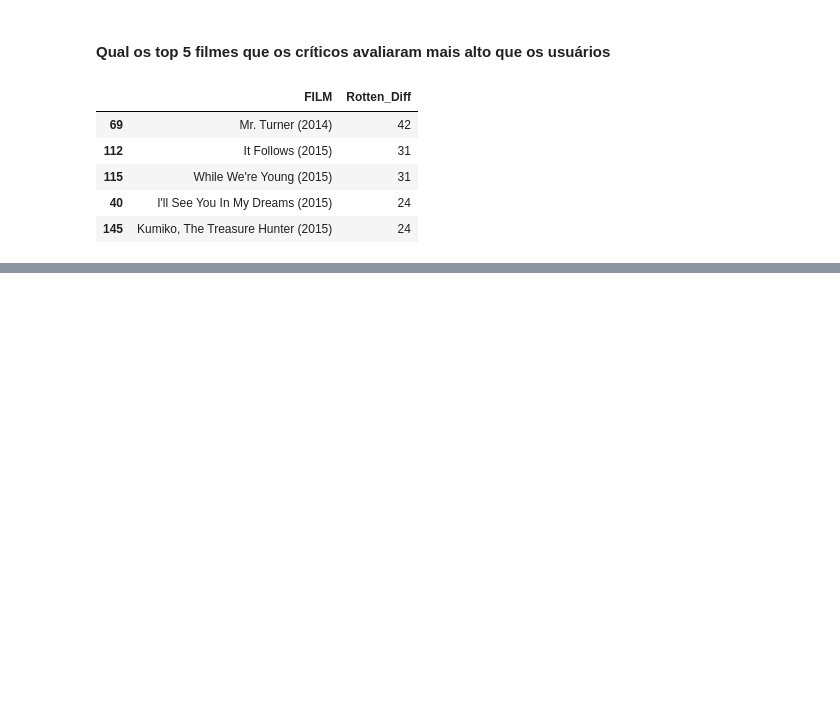
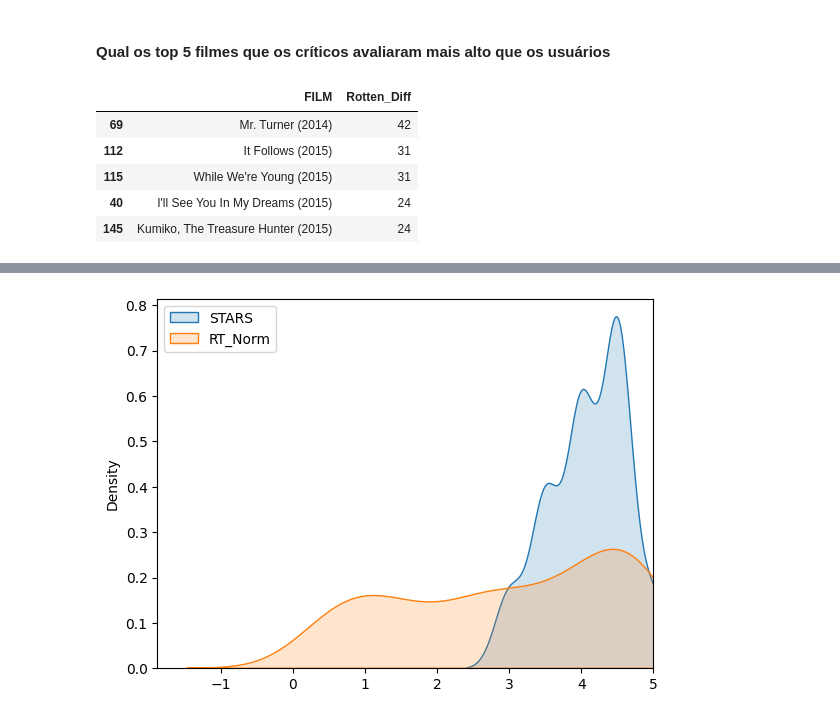
Before and after one commit to aronbarbosag/data-analysis-python, a Jupyter notebook: notebooks/capstone_project.ipynb, the cells around one changed output, grey strips where cells are left out. Cells and saved outputs as stored; diff of their text form; code cells hidden in the pictures; blank space fills up the shorter version.

```diff
--- a/notebooks/capstone_project.ipynb
+++ b/notebooks/capstone_project.ipynb
@@ -361,0 +473,9 @@ all_sites_df.sort_values(by='Rotten_Diff',ascending=False)[['FILM','Rotten_Diff'
+# %%
+sns.kdeplot(data=columns_i_want,x='STARS',fill=True,alpha=.2)
+sns.kdeplot(data=columns_i_want,x='RT_Norm',fill=True,alpha=.2)
+plt.legend(['STARS','RT_Norm'])
+plt.xlabel('')
+plt.xlim(right=5)
+plt.show()
+# %% [output]
+[figure, added]
```
Also changed, not shown: parts of 18 cells of this notebook.
